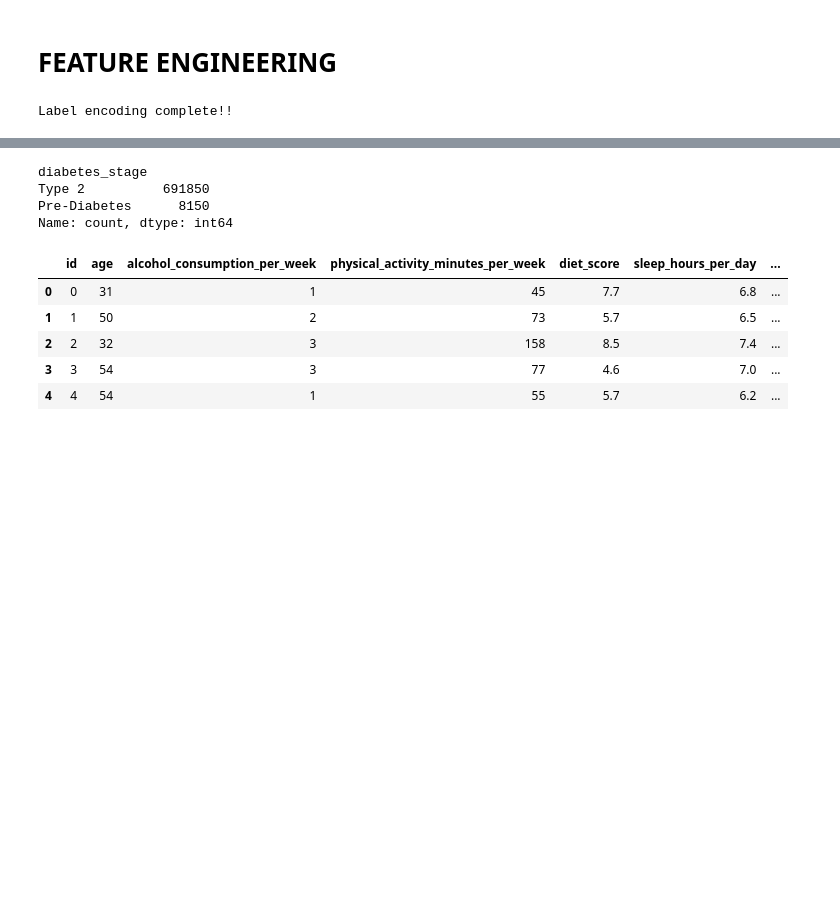
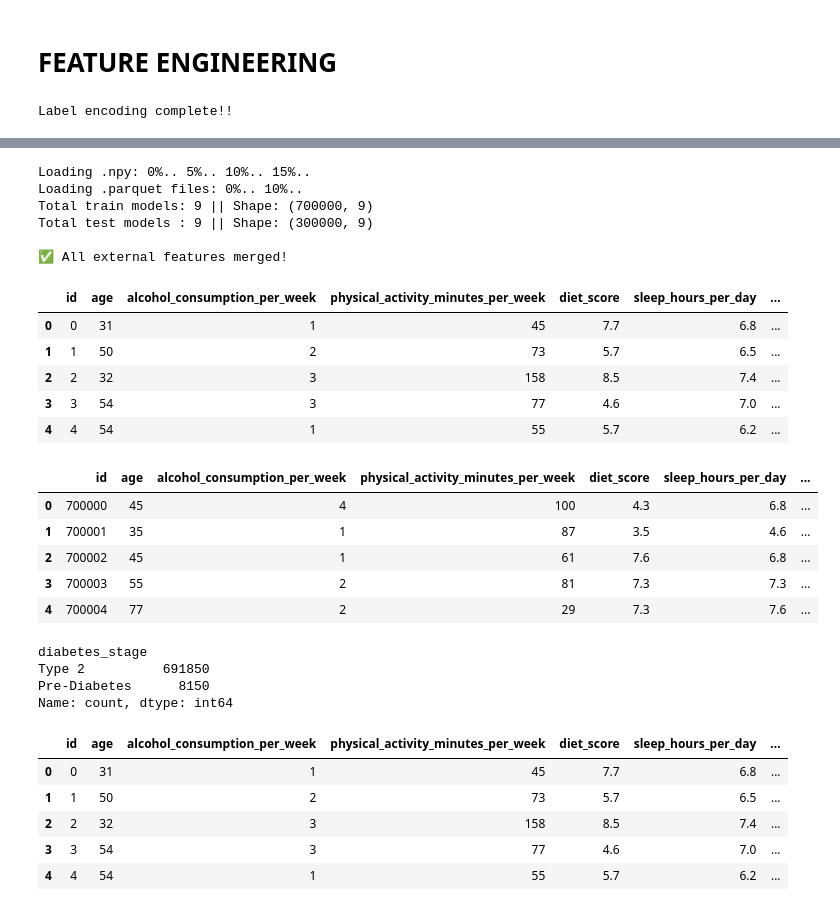
Before and after one commit to coded-sly/s5e12-Diabetes, a Jupyter notebook: ps5e12-xgb-fe-cv10.ipynb, the cells around one changed output, grey strips where cells are left out. Cells and saved outputs as stored; diff of their text form; code cells hidden in the pictures; blank space fills up the shorter version.

Commit message:
Kaggle Notebook | Ps5e12 | XGB | FE-CV10 | ID_cv5_s42_d4_lr01

```diff
--- a/ps5e12-xgb-fe-cv10.ipynb
+++ b/ps5e12-xgb-fe-cv10.ipynb
@@ -253,3 +263,57 @@ Total test models : 9 || Shape: (300000, 9)
+# %%
+## -- os.listdir: Shallow search in a single folder --
+folder_path = '/kaggle/input/ps5e12-extra-orig-features/'
+
+train_extra = pd.DataFrame()
+test_extra = pd.DataFrame()
+
+print("Loading .npy: ", end="")
+for i, file in enumerate(sorted(os.listdir(folder_path))):
+    file_path = folder_path + file
+    if i%5 == 0: print(f"{i}%.. ", end="")
+    if file.endswith(".npy") and "train" in file:
+        train_extra = pd.concat([train_extra, pd.Series(np.load(file_path), name=file[6:-4])], axis=1)
+    elif file.endswith(".npy") and "test" in file:
+        test_extra = pd.concat([test_extra, pd.Series(np.load(file_path), name=file[5:-4])], axis=1)
+print()
+print("Loading .parquet files: ", end="")
+for i, file in enumerate(sorted(os.listdir(folder_path))):
+    file_path = folder_path + file
+    if i%10 == 0: print(f"{i}%.. ", end="")
+    if file.endswith(".parquet") and "train" in file:
+        train_extra = pd.concat([train_extra, pd.read_parquet(file_path)], axis=1)
+    elif file.endswith(".parquet") and "test" in file:
+        test_extra = pd.concat([test_extra, pd.read_parquet(file_path)], axis=1)
+print()
+
+print(f"Total train models: {len(train_extra.columns)} || Shape: {train_extra.shape}")
+print(f"Total test models : {len(test_extra.columns)} || Shape: {test_extra.shape}")
+
+train = pd.concat([train, train_extra], axis=1)
+test = pd.concat([test, test_extra], axis=1)
+print(f"\n✅ All external features merged!")
+
+display(train.head())
+display(test.head())
+# %% [output]
+Loading .npy: 0%.. 5%.. 10%.. 15%..
+Loading .parquet files: 0%.. 10%..
+Total train models: 9 || Shape: (700000, 9)
+Total test models : 9 || Shape: (300000, 9)
+
+✅ All external features merged!
+|  | id | age | alcohol_consumption_per_week | physical_activity_minutes_per_week | diet_score | sleep_hours_per_day | ... |
+| 0 | 0 | 31 | 1 | 45 | 7.7 | 6.8 | ... |
+| 1 | 1 | 50 | 2 | 73 | 5.7 | 6.5 | ... |
+| 2 | 2 | 32 | 3 | 158 | 8.5 | 7.4 | ... |
+| 3 | 3 | 54 | 3 | 77 | 4.6 | 7.0 | ... |
+| 4 | 4 | 54 | 1 | 55 | 5.7 | 6.2 | ... |
+|  | id | age | alcohol_consumption_per_week | physical_activity_minutes_per_week | diet_score | sleep_hours_per_day | ... |
+| 0 | 700000 | 45 | 4 | 100 | 4.3 | 6.8 | ... |
+| 1 | 700001 | 35 | 1 | 87 | 3.5 | 4.6 | ... |
+| 2 | 700002 | 45 | 1 | 61 | 7.6 | 6.8 | ... |
+| 3 | 700003 | 55 | 2 | 81 | 7.3 | 7.3 | ... |
+| 4 | 700004 | 77 | 2 | 29 | 7.3 | 7.6 | ... |
 # %%
 train.iloc[:, -1].value_counts()
 # %% [output]
```
Also changed, not shown: parts of 11 cells of this notebook.
